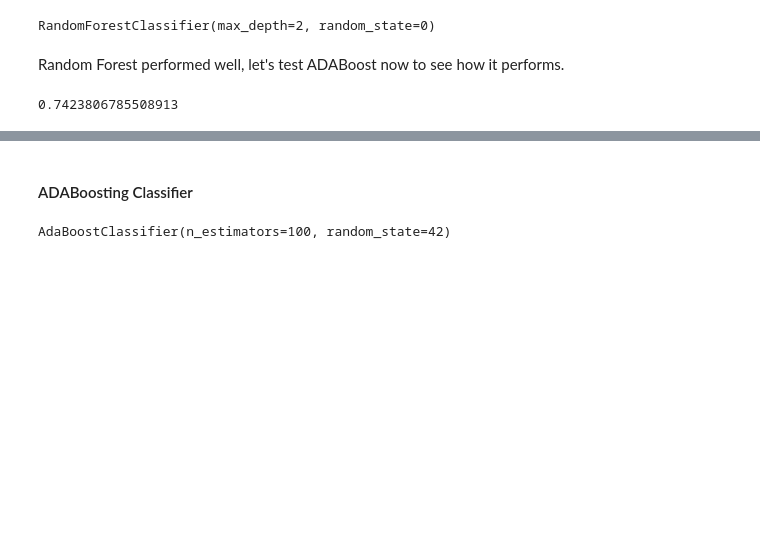
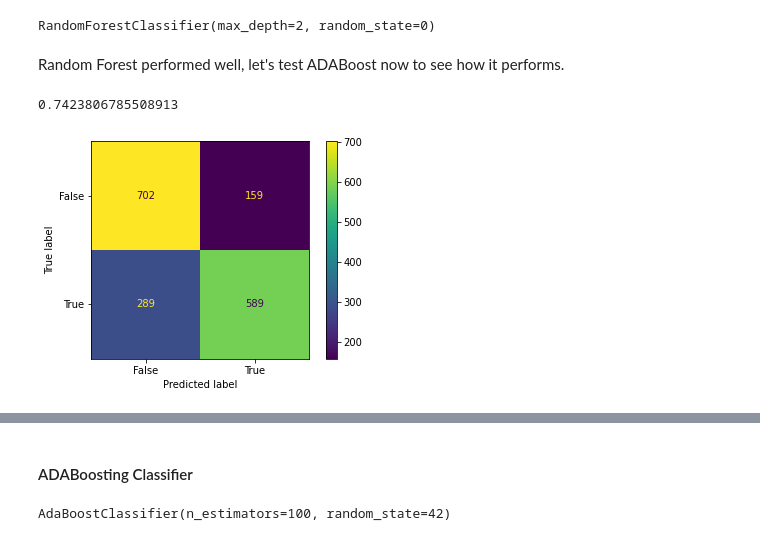
Before and after one commit to Thrakrien/Kaggle, a Jupyter notebook: spaceship-titanic-ensemble-classifiers.ipynb, the cells around one changed output, grey strips where cells are left out. Drawn from its saved outputs; the diff is of its cells as text; code cells hidden in the pictures; blank space fills up the shorter version.

```diff
--- a/spaceship-titanic-ensemble-classifiers.ipynb
+++ b/spaceship-titanic-ensemble-classifiers.ipynb
@@ -129,3 +133,11 @@ predict_RF = clf.predict(X_val)
 accuracy_score(y_val, predict_RF)
 # %% [output]
 0.7423806785508913
+# %%
+cm_randomforest = confusion_matrix(y_val, predict_RF)
+disp_rf = ConfusionMatrixDisplay(confusion_matrix=cm_randomforest,
+                                display_labels=clf.classes_)
+disp_rf.plot()
+plt.show()
+# %% [output]
+[figure, added]
```
Also changed, not shown: parts of 7 cells of this notebook.
